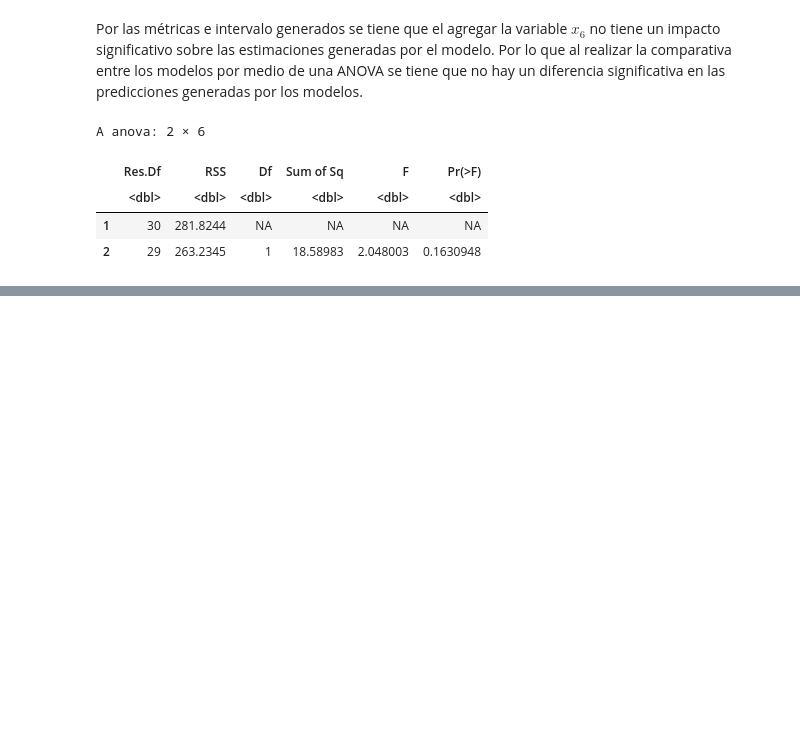
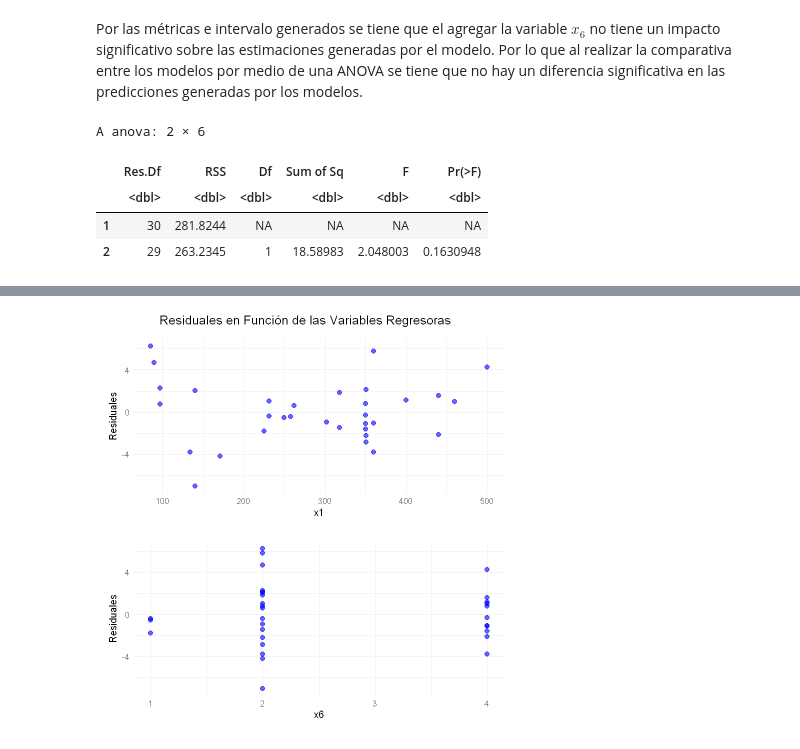
Before and after one commit to alexisuaguilaru/EstadisticaMultivariada, a Jupyter notebook: RegresionMultiple/Tareas/Tarea_02.ipynb, the cells around one changed output, grey strips where cells are left out. Saved outputs shown, nothing was run; the diff lists cells and outputs as text; code cells hidden in the pictures; blank space fills up the shorter version.

```diff
--- a/RegresionMultiple/Tareas/Tarea_02.ipynb
+++ b/RegresionMultiple/Tareas/Tarea_02.ipynb
@@ -522,0 +654,10 @@ A anova: 2 × 6
+# %%
+# Plot
+
+PlotVariableResiduals(
+    LinearModel,
+    DatasetGasolina,
+    FeaturesModel
+)
+# %% [output]
+[figure, added]
```
Also changed, not shown: parts of 12 cells of this notebook, 2 other files.
